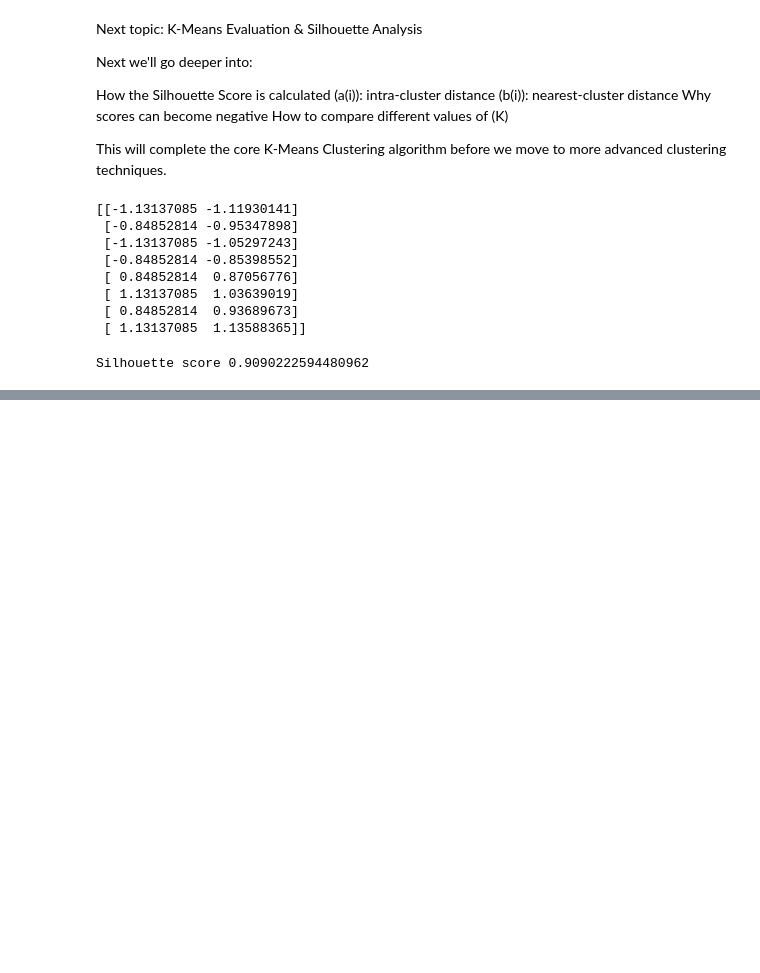
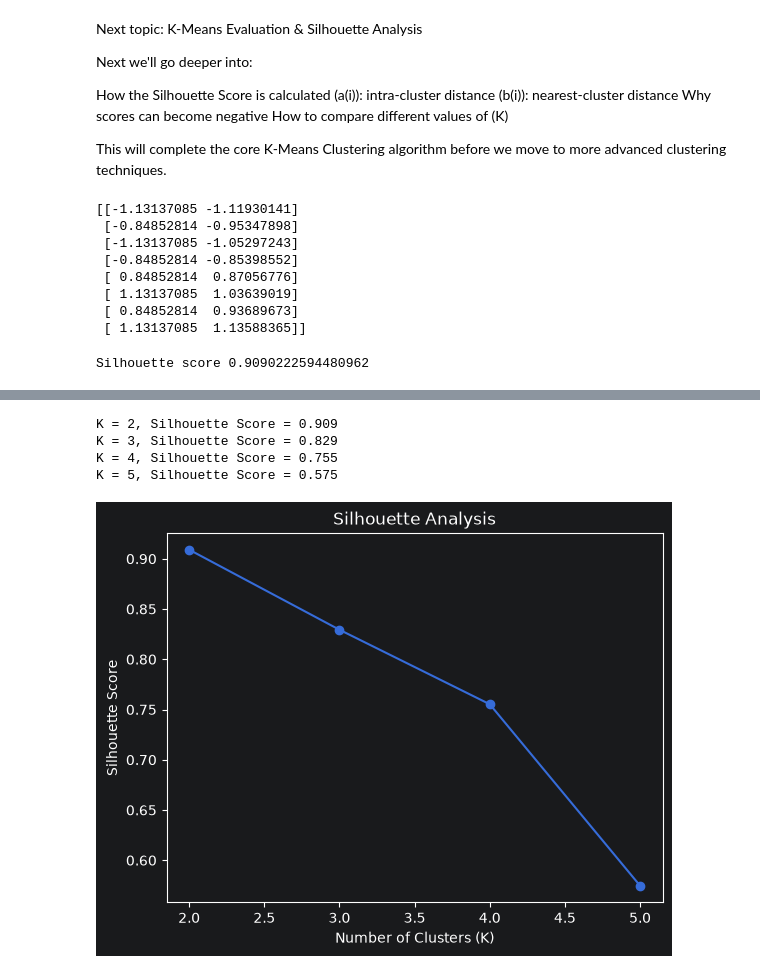
Before and after one commit to MUHAMMADZARYABKHAN-21/new.py, a Jupyter notebook: SCIKIT/Lesson25K_means_clustering.ipynb, the cells around one changed output, grey strips where cells are left out. Drawn from its saved outputs; the diff is of its cells as text; code cells hidden in the pictures; blank space fills up the shorter version.

```diff
--- a/SCIKIT/Lesson25K_means_clustering.ipynb
+++ b/SCIKIT/Lesson25K_means_clustering.ipynb
@@ -478,0 +513,69 @@ for k in range(2,6):
+# %%
+import pandas as pd
+import matplotlib.pyplot as plt
+
+from sklearn.preprocessing import StandardScaler
+from sklearn.cluster import KMeans
+from sklearn.metrics import silhouette_score
+
+
+# Dataset
+data = {
+    "Hours_Studied": [1, 2, 1, 2, 8, 9, 8, 9],
+    "Exam_Score": [20, 25, 22, 28, 80, 85, 82, 88]
+}
+
+df = pd.DataFrame(data)
+
+X = df[["Hours_Studied", "Exam_Score"]]
+
+
+# Feature Scaling
+scaler = StandardScaler()
+X_scaled = scaler.fit_transform(X)
+
+
+# Test different K values
+scores = []
+
+for k in range(2, 6):
+
+    kmeans = KMeans(
+        n_clusters=k,
+        random_state=42,
+        n_init=10
+    )
+
+    labels = kmeans.fit_predict(X_scaled)
+
+    score = silhouette_score(
+        X_scaled,
+        labels
+    )
+
+    scores.append(score)
+
+
+# Results
+for k, score in zip(range(2, 6), scores):
+    print(f"K = {k}, Silhouette Score = {score:.3f}")
+
+
+# Visualization
+plt.plot(
+    range(2, 6),
+    scores,
+    marker="o"
+)
+
+plt.xlabel("Number of Clusters (K)")
+plt.ylabel("Silhouette Score")
+plt.title("Silhouette Analysis")
+
+plt.show()
+# %% [output]
+K = 2, Silhouette Score = 0.909
+K = 3, Silhouette Score = 0.829
+K = 4, Silhouette Score = 0.755
+K = 5, Silhouette Score = 0.575
+[figure, added]
```
Also changed, not shown: parts of 3 cells of this notebook.
